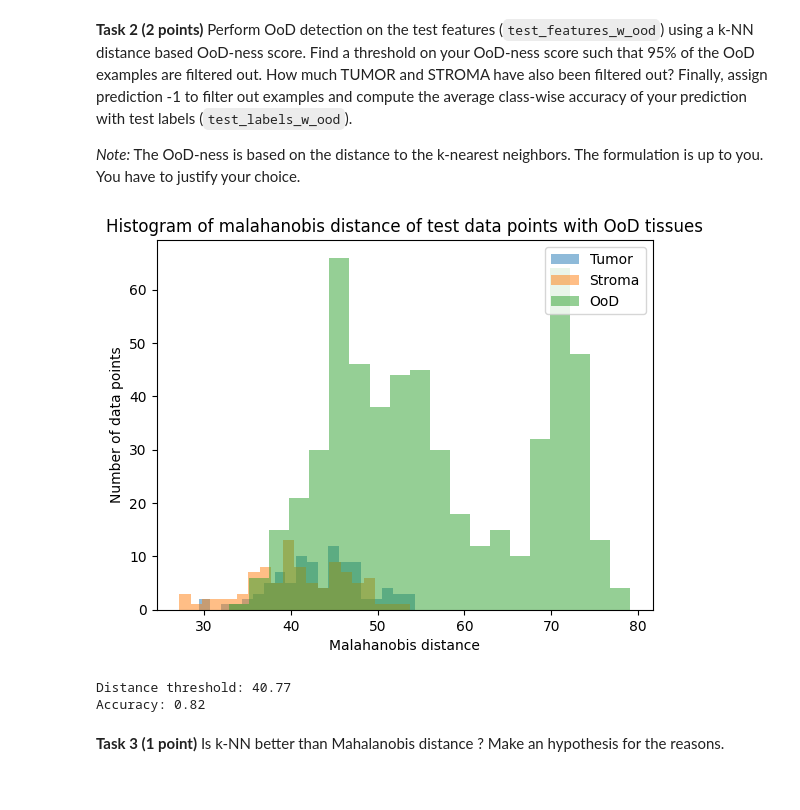
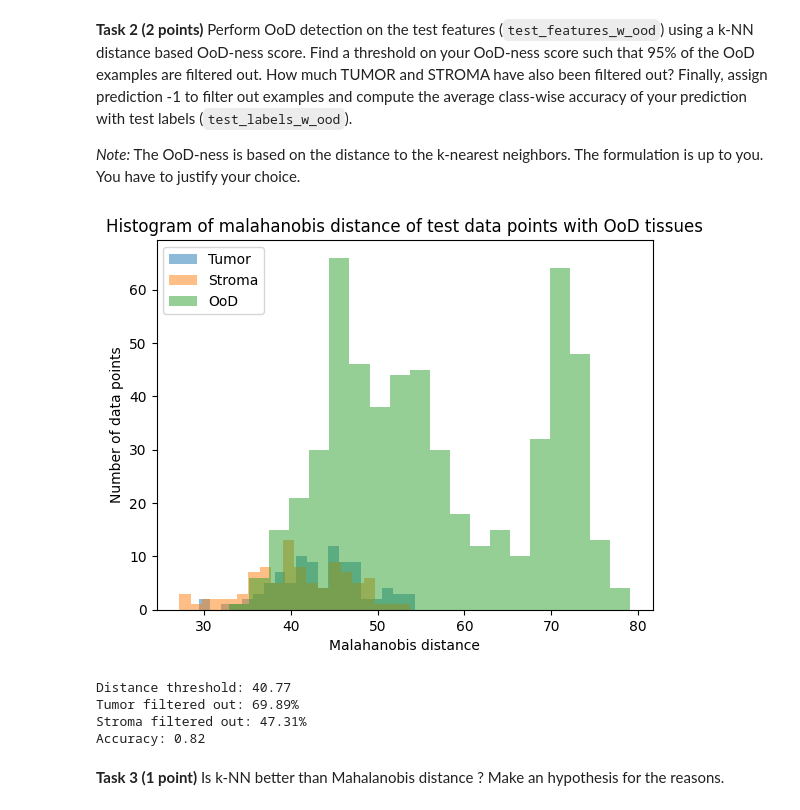
Before and after one commit to OctavioProfeta/iapr, a Jupyter notebook: labs/lab_03_classification.ipynb, the cells around one changed output. Drawn from its saved outputs; the diff is of its cells as text; code cells hidden in the pictures.

Commit message:
part1: added how much tumor and stroma is filtered out

```diff
--- a/labs/lab_03_classification.ipynb
+++ b/labs/lab_03_classification.ipynb
@@ -277,35 +285,43 @@ Accuracy: 0.99
 # %%
 ### Task 2
 
 # Same as for the malahanobis OoD-ness score:
 
 # 1. Get the distances for each point
 pred_labels_w_ood, dist_w_ood = KNN_binary_classifier(train_features, train_labels, test_features_w_ood, 7)
 
 # 2. Plot histogram of distances with different colors for each class
 plt.hist(dist_w_ood[test_labels_w_ood==0], bins=20, alpha=0.5, label='Tumor')
 plt.hist(dist_w_ood[test_labels_w_ood==1], bins=20, alpha=0.5, label='Stroma')
 plt.hist(dist_w_ood[test_labels_w_ood==-1], bins=20, alpha=0.5, label='OoD')
 # Add legend and other stuff
-plt.legend(loc='upper right')
+plt.legend()
 plt.title("Histogram of malahanobis distance of test data points with OoD tissues")
 plt.xlabel("Malahanobis distance")
 plt.ylabel("Number of data points")
 plt.show()
 
 #3. Get the distance threshold of 5%
 dist_thresh = np.percentile(dist_w_ood[test_labels_w_ood==-1], 5)
 print("Distance threshold: {:.2f}".format(dist_thresh))
 
-#4. Remove the points that are too far from the closest class
+#4. How much class0 and class1 have been classified as OoD
+tumor_filtered_out = np.sum((test_labels_w_ood==0) & (dist_w_ood>dist_thresh))/np.sum(test_labels_w_ood==0)
+print("Tumor filtered out: {:.2f}%".format(tumor_filtered_out*100))
+stroma_filtered_out = np.sum((test_labels_w_ood==1) & (dist_w_ood>dist_thresh))/np.sum(test_labels_w_ood==1)
+print("Stroma filtered out: {:.2f}%".format(stroma_filtered_out*100))
+
+#5. Remove the points that are too far from the closest class
 pred_labels_w_ood[dist_w_ood>dist_thresh] = -1
 
-#5. Get the accuracy
+#6. Get the accuracy
 accuracy = (pred_labels_w_ood==test_labels_w_ood).sum()/len(test_labels_w_ood)
 print("Accuracy: {:.2f}".format(accuracy))
 # %% [output]
-[figure, old version]
+[figure, new version]
 Distance threshold: 40.77
+Tumor filtered out: 69.89%
+Stroma filtered out: 47.31%
 Accuracy: 0.82
 # %% [markdown]
 **Task 3 (1 point)** Is k-NN better than Mahalanobis distance ? Make an hypothesis for the reasons.
```
Also changed, not shown: parts of 3 cells of this notebook.
